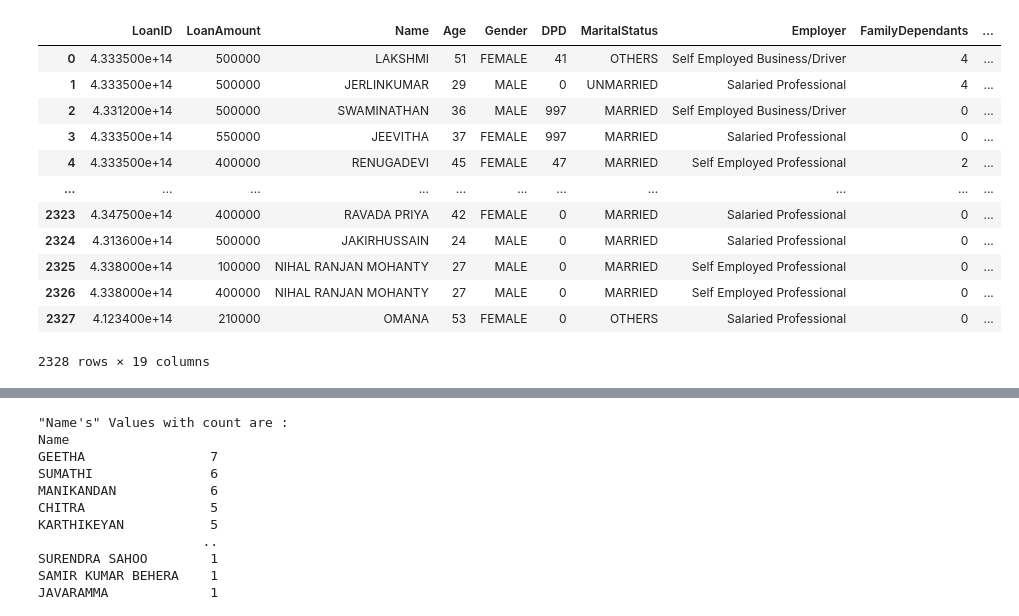
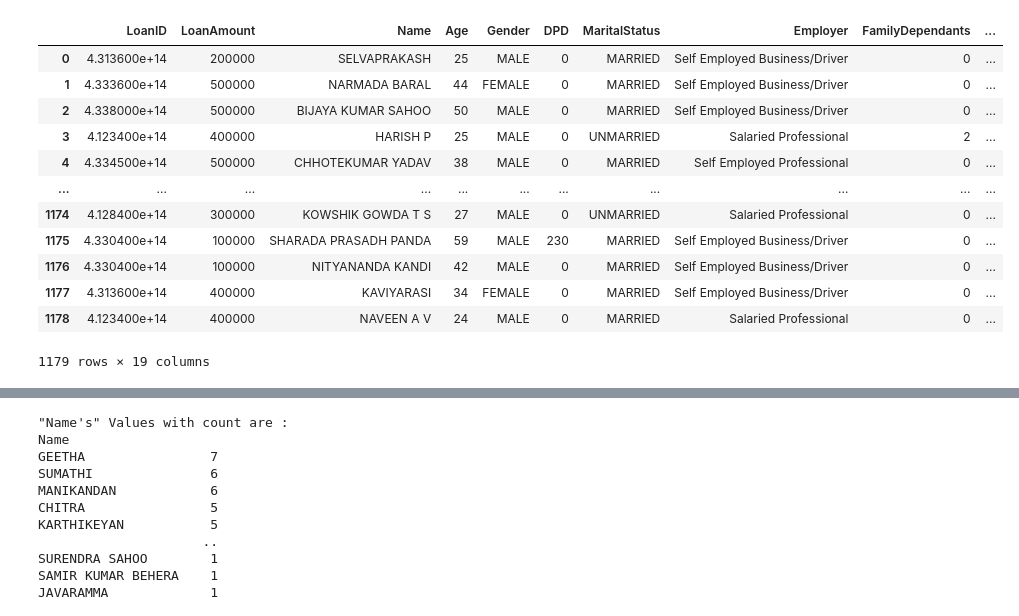
Before and after one commit to glennamaria/Projects, a Jupyter notebook: Loanprediction.ipynb, the cells around one changed output, grey strips where cells are left out. Cells and saved outputs as stored; diff of their text form; code cells hidden in the pictures.

```diff
--- a/Loanprediction.ipynb
+++ b/Loanprediction.ipynb
@@ -9,20 +9,20 @@ Mounted at /content/drive
 import numpy as np # linear algebra
 import pandas as pd
 # %%
-path="/content/drive/MyDrive/Modelling.csv"
-df= pd.read_csv(path)
-df
+path="/content/drive/MyDrive/Test data.csv"
+test= pd.read_csv(path)
+test
 # %% [output]
 |  | LoanID | LoanAmount | Name | Age | Gender | DPD | MaritalStatus | Employer | FamilyDependants | ... |
-| 0 | 4.333500e+14 | 500000 | LAKSHMI | 51 | FEMALE | 41 | OTHERS | Self Employed Business/Driver | 4 | ... |
-| 1 | 4.333500e+14 | 500000 | JERLINKUMAR | 29 | MALE | 0 | UNMARRIED | Salaried Professional | 4 | ... |
-| 2 | 4.331200e+14 | 500000 | SWAMINATHAN | 36 | MALE | 997 | MARRIED | Self Employed Business/Driver | 0 | ... |
-| 3 | 4.333500e+14 | 550000 | JEEVITHA | 37 | FEMALE | 997 | MARRIED | Salaried Professional | 0 | ... |
-| 4 | 4.333500e+14 | 400000 | RENUGADEVI | 45 | FEMALE | 47 | MARRIED | Self Employed Professional | 2 | ... |
+| 0 | 4.313600e+14 | 200000 | SELVAPRAKASH | 25 | MALE | 0 | MARRIED | Self Employed Business/Driver | 0 | ... |
+| 1 | 4.333600e+14 | 500000 | NARMADA BARAL | 44 | FEMALE | 0 | MARRIED | Self Employed Business/Driver | 0 | ... |
+| 2 | 4.338000e+14 | 500000 | BIJAYA KUMAR SAHOO | 50 | MALE | 0 | MARRIED | Self Employed Business/Driver | 0 | ... |
+| 3 | 4.123400e+14 | 400000 | HARISH P | 25 | MALE | 0 | UNMARRIED | Salaried Professional | 2 | ... |
+| 4 | 4.334500e+14 | 500000 | CHHOTEKUMAR YADAV | 38 | MALE | 0 | MARRIED | Self Employed Professional | 0 | ... |
 | ... | ... | ... | ... | ... | ... | ... | ... | ... | ... | ... |
-| 2323 | 4.347500e+14 | 400000 | RAVADA PRIYA | 42 | FEMALE | 0 | MARRIED | Salaried Professional | 0 | ... |
-| 2324 | 4.313600e+14 | 500000 | JAKIRHUSSAIN | 24 | MALE | 0 | MARRIED | Salaried Professional | 0 | ... |
-| 2325 | 4.338000e+14 | 100000 | NIHAL RANJAN MOHANTY | 27 | MALE | 0 | MARRIED | Self Employed Professional | 0 | ... |
-| 2326 | 4.338000e+14 | 400000 | NIHAL RANJAN MOHANTY | 27 | MALE | 0 | MARRIED | Self Employed Professional | 0 | ... |
-| 2327 | 4.123400e+14 | 210000 | OMANA | 53 | FEMALE | 0 | OTHERS | Salaried Professional | 0 | ... |
+| 1174 | 4.128400e+14 | 300000 | KOWSHIK GOWDA T S | 27 | MALE | 0 | UNMARRIED | Salaried Professional | 0 | ... |
+| 1175 | 4.330400e+14 | 100000 | SHARADA PRASADH PANDA | 59 | MALE | 230 | MARRIED | Self Employed Business/Driver | 0 | ... |
+| 1176 | 4.330400e+14 | 100000 | NITYANANDA KANDI | 42 | MALE | 0 | MARRIED | Self Employed Business/Driver | 0 | ... |
+| 1177 | 4.313600e+14 | 400000 | KAVIYARASI | 34 | FEMALE | 0 | MARRIED | Self Employed Business/Driver | 0 | ... |
+| 1178 | 4.123400e+14 | 400000 | NAVEEN A V | 24 | MALE | 0 | MARRIED | Salaried Professional | 0 | ... |
-2328 rows × 19 columns
+1179 rows × 19 columns
```
Also changed, not shown: parts of 32 cells of this notebook.
